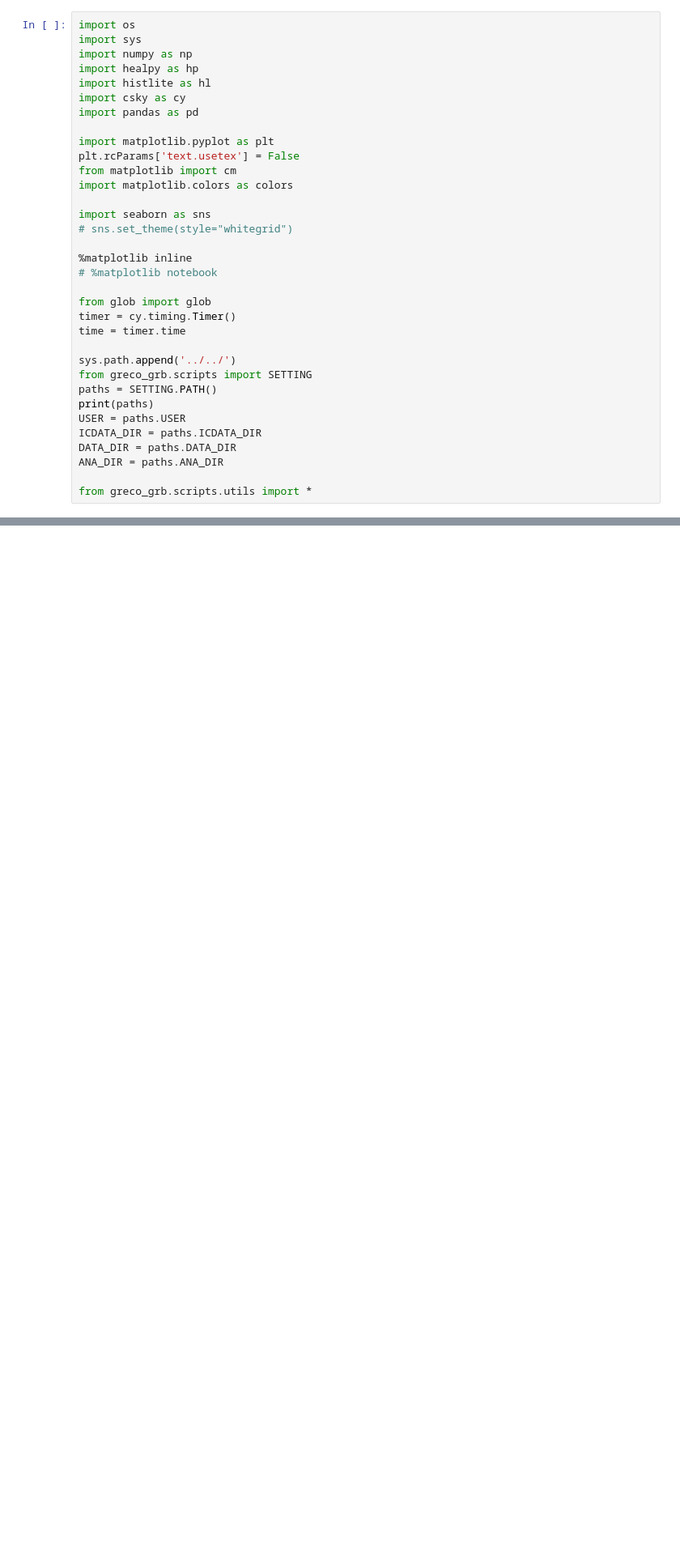
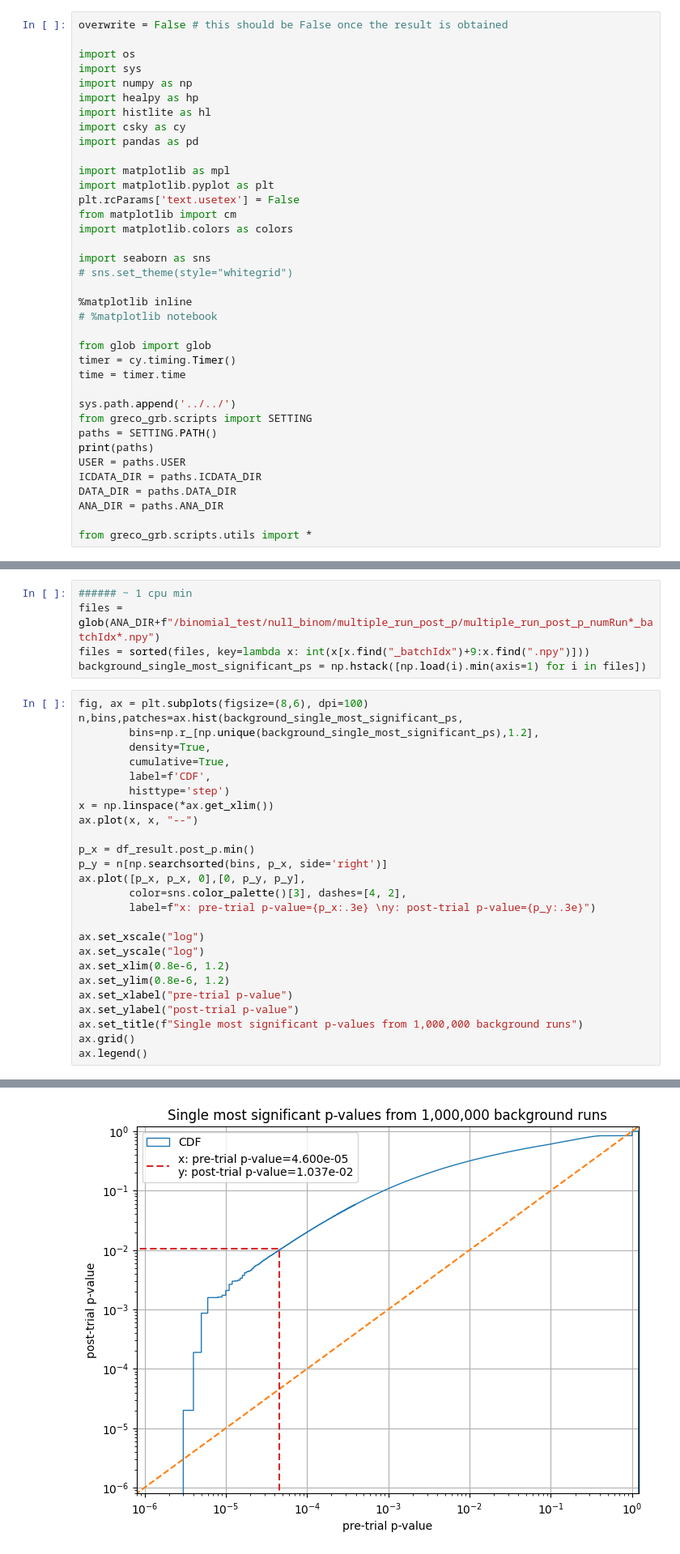
Before and after one commit to ChujieChen/greco_grb, a Jupyter notebook: notebooks/13_unblind_binomial.ipynb, the cells around one changed output, grey strips where cells are left out. Shown at 81% size. Drawn from its saved outputs; the diff is of its cells as text; blank space fills up the shorter version.

```diff
--- a/notebooks/13_unblind_binomial.ipynb
+++ b/notebooks/13_unblind_binomial.ipynb
@@ -1,4 +1,6 @@
 # %%
+overwrite = False # this should be False once the result is obtained
+
 import os
 import sys
 import numpy as np
@@ -7,6 +9,7 @@ import histlite as hl
 import csky as cy
 import pandas as pd
 
+import matplotlib as mpl
 import matplotlib.pyplot as plt
 plt.rcParams['text.usetex'] = False
 from matplotlib import cm
@@ -105,0 +163,32 @@ df_result['post_p'] = df_result.apply(
+# %%
+###### ~ 1 cpu min
+files = glob(ANA_DIR+f"/binomial_test/null_binom/multiple_run_post_p/multiple_run_post_p_numRun*_batchIdx*.npy")
+files = sorted(files, key=lambda x: int(x[x.find("_batchIdx")+9:x.find(".npy")]))
+background_single_most_significant_ps = np.hstack([np.load(i).min(axis=1) for i in files])
+# %%
+fig, ax = plt.subplots(figsize=(8,6), dpi=100)
+n,bins,patches=ax.hist(background_single_most_significant_ps,
+        bins=np.r_[np.unique(background_single_most_significant_ps),1.2],
+        density=True,
+        cumulative=True,
+        label=f'CDF',
+        histtype='step')
+x = np.linspace(*ax.get_xlim())
+ax.plot(x, x, "--")
+
+p_x = df_result.post_p.min()
+p_y = n[np.searchsorted(bins, p_x, side='right')]
+ax.plot([p_x, p_x, 0],[0, p_y, p_y],
+        color=sns.color_palette()[3], dashes=[4, 2],
+        label=f"x: pre-trial p-value={p_x:.3e} \ny: post-trial p-value={p_y:.3e}")
+
+ax.set_xscale("log")
+ax.set_yscale("log")
+ax.set_xlim(0.8e-6, 1.2)
+ax.set_ylim(0.8e-6, 1.2)
+ax.set_xlabel("pre-trial p-value")
+ax.set_ylabel("post-trial p-value")
+ax.set_title(f"Single most significant p-values from 1,000,000 background runs")
+ax.grid()
+ax.legend()
+# %% [output]
@@ -105,0 +196 @@ df_result['post_p'] = df_result.apply(
+[figure, added]
```
Also changed, not shown: parts of 20 cells of this notebook, 18 other files.
